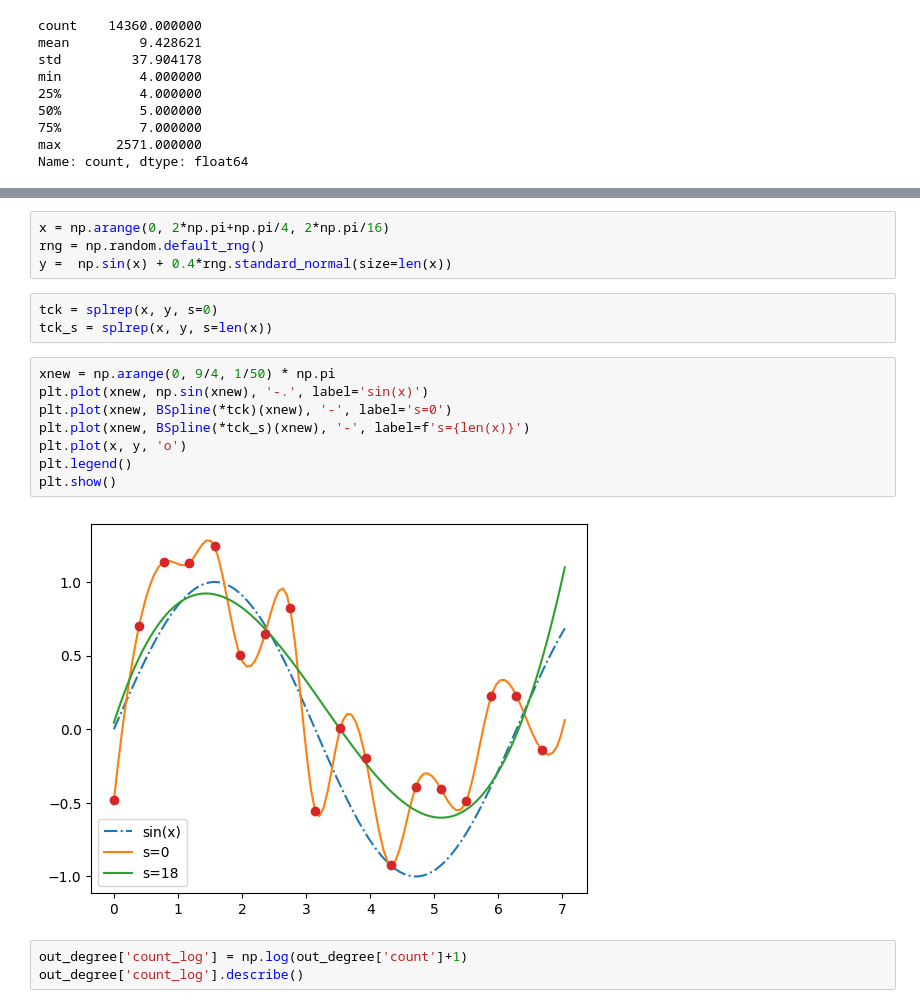
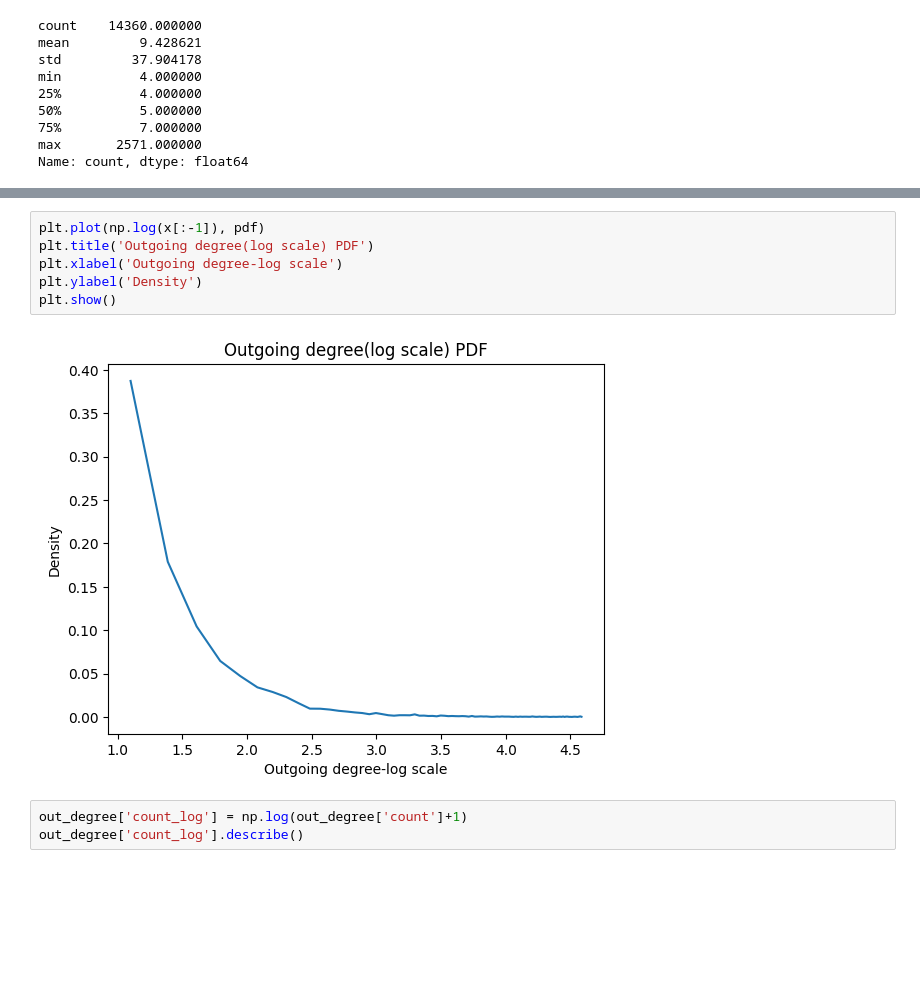
Before and after one commit to sheilafarrahi/thesis, a Jupyter notebook: prepare-data.ipynb, the cells around one changed output, grey strips where cells are left out. Cells and saved outputs as stored; diff of their text form; blank space fills up the shorter version.

```diff
--- a/prepare-data.ipynb
+++ b/prepare-data.ipynb
@@ -151,20 +174,11 @@ plt.show()
-# %%
-x = np.arange(0, 2*np.pi+np.pi/4, 2*np.pi/16)
-rng = np.random.default_rng()
-y =  np.sin(x) + 0.4*rng.standard_normal(size=len(x))
-# %%
-tck = splrep(x, y, s=0)
-tck_s = splrep(x, y, s=len(x))
-# %%
-xnew = np.arange(0, 9/4, 1/50) * np.pi
-plt.plot(xnew, np.sin(xnew), '-.', label='sin(x)')
-plt.plot(xnew, BSpline(*tck)(xnew), '-', label='s=0')
-plt.plot(xnew, BSpline(*tck_s)(xnew), '-', label=f's={len(x)}')
-plt.plot(x, y, 'o')
-plt.legend()
-plt.show()
-# %% [output]
-[figure, removed]
+# %%
+plt.plot(np.log(x[:-1]), pdf)
+plt.title('Outgoing degree(log scale) PDF')
+plt.xlabel('Outgoing degree-log scale')
+plt.ylabel('Density')
+plt.show()
+# %% [output]
+[figure, added]
 # %%
 out_degree['count_log'] = np.log(out_degree['count']+1)
 out_degree['count_log'].describe()
```
Also changed, not shown: parts of 6 cells of this notebook.
